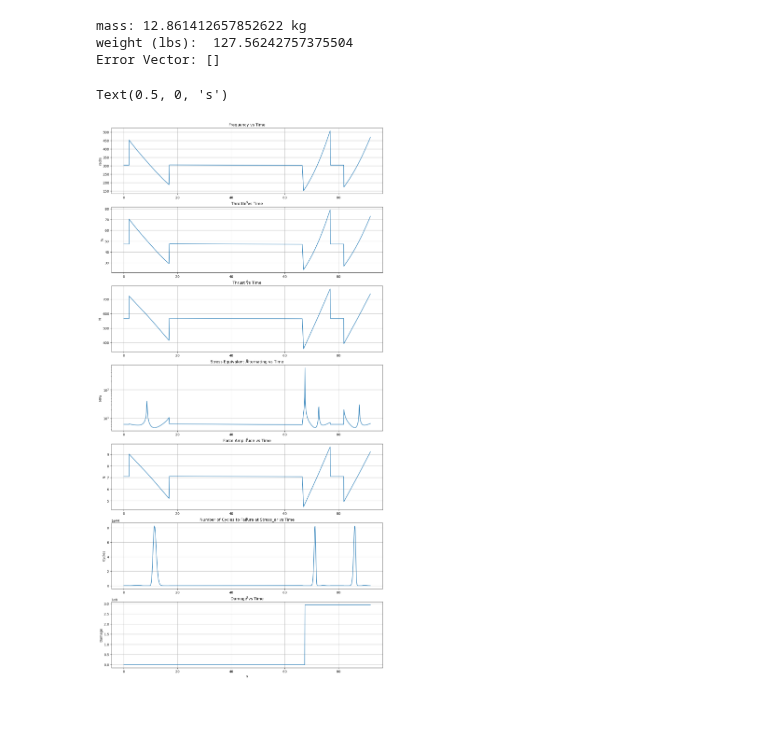
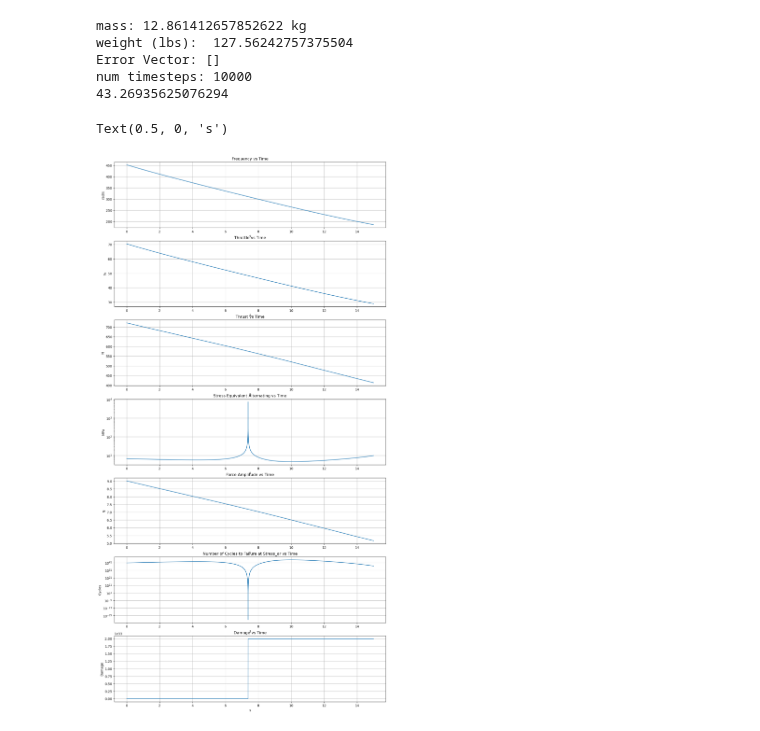
Before and after one commit to NathanielHargan/UAV_Optimization, a Jupyter notebook: PlotFrequency.ipynb, the cells around one changed output. Cells and saved outputs as stored; diff of their text form; code cells hidden in the pictures.

```diff
--- a/PlotFrequency.ipynb
+++ b/PlotFrequency.ipynb
@@ -12,7 +12,9 @@ from Scripts.drone_power import BatterySystem
 from Scripts.drone_fea import DroneFEA
 from Scripts.drone_forces import DroneForces
 import Scripts.unit_conversions as uc
+import time
 
+timer0 = time.time()
 drag_coeff = 0.256
 
 Propeller_radius = 406.4
@@ -36,12 +38,12 @@ surface_area = d1.projected_surface_area
 
 # Mission Profile generation
 m1 = MissionProfile("m1", 1, 0, 0)
-m1.add_segment("takeoff",2,0,2,0,1)
+# m1.add_segment("takeoff",2,0,2,0,1)
 m1.add_segment("climb",15,550000,100000,300,0)
-m1.add_segment("cruise",50,2000000,110000,300,0)
-m1.add_segment("descent",10,2200000,50000,0,0)
-m1.add_segment("loiter",5,2200000,50000,0,0)
-m1.add_segment("land",10,2400000,0,0,0)
+# m1.add_segment("cruise",50,2000000,110000,300,0)
+# m1.add_segment("descent",10,2200000,50000,0,0)
+# m1.add_segment("loiter",5,2200000,50000,0,0)
+# m1.add_segment("land",10,2400000,0,0,0)
 
 # Drone Force Analysis
 d1_forces = DroneForces(total_mass, surface_area, drag_coeff, m1)
@@ -50,7 +52,7 @@ d1_forces = DroneForces(total_mass, surface_area, drag_coeff, m1)
 battery_sys = BatterySystem("Tattu 40000mAh 6S 10C 22.8V High Voltage UAV Lipo Battery Pack with AS150+AS150", 22.8, 40000, 2)
 drone_power = DronePower(8, battery_sys.milliwatt_hours, d1_forces)
 
-drone_power.energy_consumption_calc(m1.t_values, 100)
+drone_power.energy_consumption_calc(m1.t_values, 10000)
 drone_power.throttle_ratio_calc(16) # Power for max throttle in kw w/ full battery
 drone_power.freq_calc(3068)
 
@@ -62,6 +64,7 @@ forces = np.zeros(len(drone_power.timesteps))
 ar = np.zeros(len(drone_power.timesteps))
 cycle_num = np.zeros(len(drone_power.timesteps))
 damage = np.zeros(len(drone_power.timesteps))
+print("num timesteps:", len(drone_power.timesteps))
 damage_init = 0
 for i ,t in enumerate(drone_power.timesteps):
     forces[i], drag = d1_forces.time_solve(t)
@@ -80,10 +83,10 @@ for i ,t in enumerate(drone_power.timesteps):
     d1_fea.boundary_conditions_slice()
     d1_fea.beam_system.add_force(np.array([0,0,-forces[i]/8]),"outer_node")
     d1_fea.beam_system.init_dynamic_forces(drone_power.frequency[i])
-    d1_fea.beam_system.add_dynamic_force(np.array([0,0,-forces[i]/80,0,0,0]),"outer_node")
+    d1_fea.beam_system.add_dynamic_harmonic_force(np.array([0,0,-forces[i]/80,0,0,0]),"outer_node")
     d1_fea.solve_fea()
     d1_fea.solve_static()
-    d1_fea.solve_dynamic(0,0)
+    d1_fea.solve_dynamic_harmonic(1.52,0.00024)
     d1_fea.beam_system.solve_failure_swt()
 
     ar[i] = d1_fea.beam_system.beams[1].stress_equivalent_alternating_0
@@ -93,9 +96,13 @@ for i ,t in enumerate(drone_power.timesteps):
         damage[i] = damage_init
     else:
         timestep_length = drone_power.timesteps[i] - drone_power.timesteps[i-1]
-        cycle_count = drone_power.frequency[i] * timestep_length
+        cycle_count = drone_power.frequency[i] * uc.rad_per_s_to_Hz * timestep_length
         damage[i] = damage[i-1] + (cycle_count/d1_fea.beam_system.beams[1].cycle_num_0)
 
+
+
+timer1 = time.time()
+print(timer1-timer0)
 
 # Plotting
 fig, axs = plt.subplots(7,1)
@@ -127,31 +134,35 @@ axs[3].plot(drone_power.timesteps, ar)
 axs[3].grid()
 axs[3].set_ylabel("MPa")
 axs[3].set_xlabel("s")
 
 
 axs[4].set_title("Force Amplitude vs Time")
 axs[4].plot(drone_power.timesteps, forces/80)
 axs[4].grid()
 axs[4].set_ylabel("N")
 axs[4].set_xlabel("s")
 
+axs[5].set_yscale('log')
 axs[5].set_title("Number of Cycles to Failure at Stress_ar vs Time")
 axs[5].plot(drone_power.timesteps, cycle_num)
 axs[5].grid()
 axs[5].set_ylabel("Cycles")
 axs[5].set_xlabel("s")
 
 
 axs[6].set_title("Damage vs Time")
 axs[6].plot(drone_power.timesteps, damage)
 axs[6].grid()
 axs[6].set_ylabel("Damage")
 axs[6].set_xlabel("s")
 
+
 # Bar chart needed
 # %% [output]
 mass: 12.861412657852622 kg
 weight (lbs):  127.56242757375504
 Error Vector: []
+num timesteps: 10000
+43.26935625076294
 Text(0.5, 0, 's')
-[figure, old version]
+[figure, new version]
```
Also changed, not shown: 12 other files.
